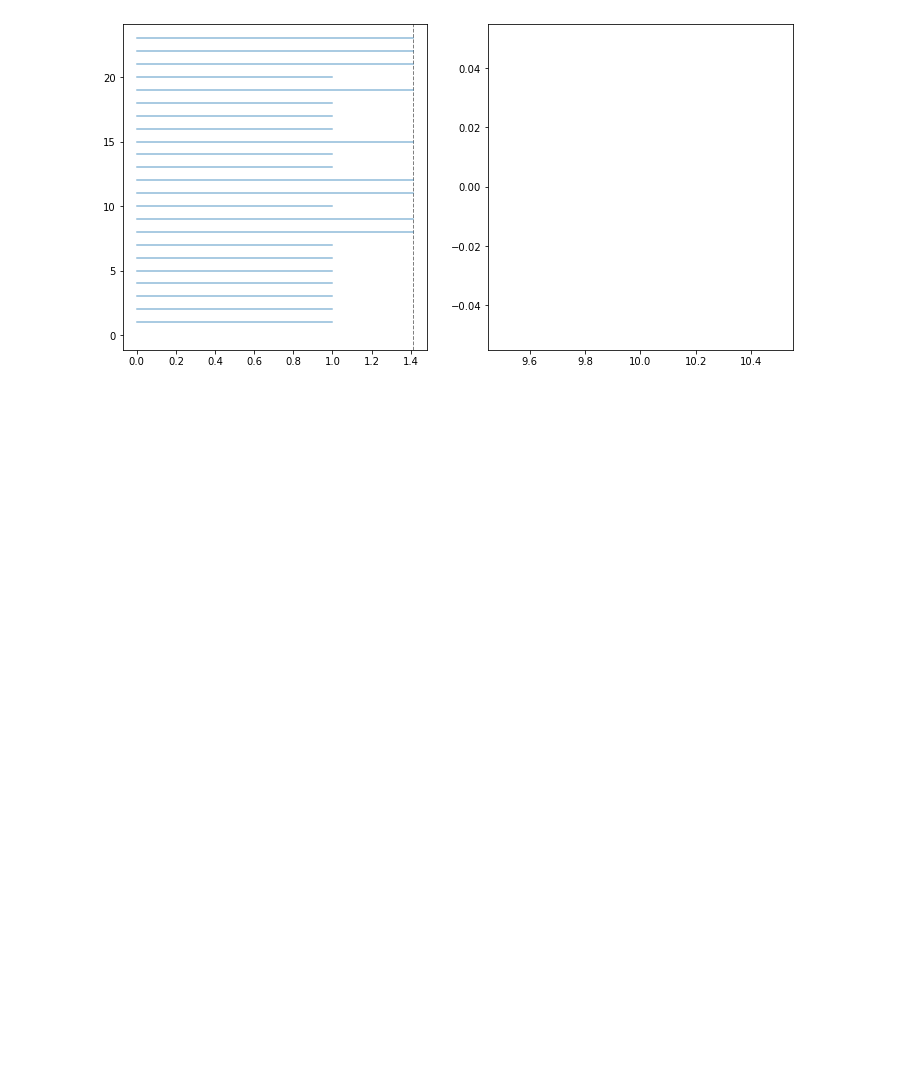
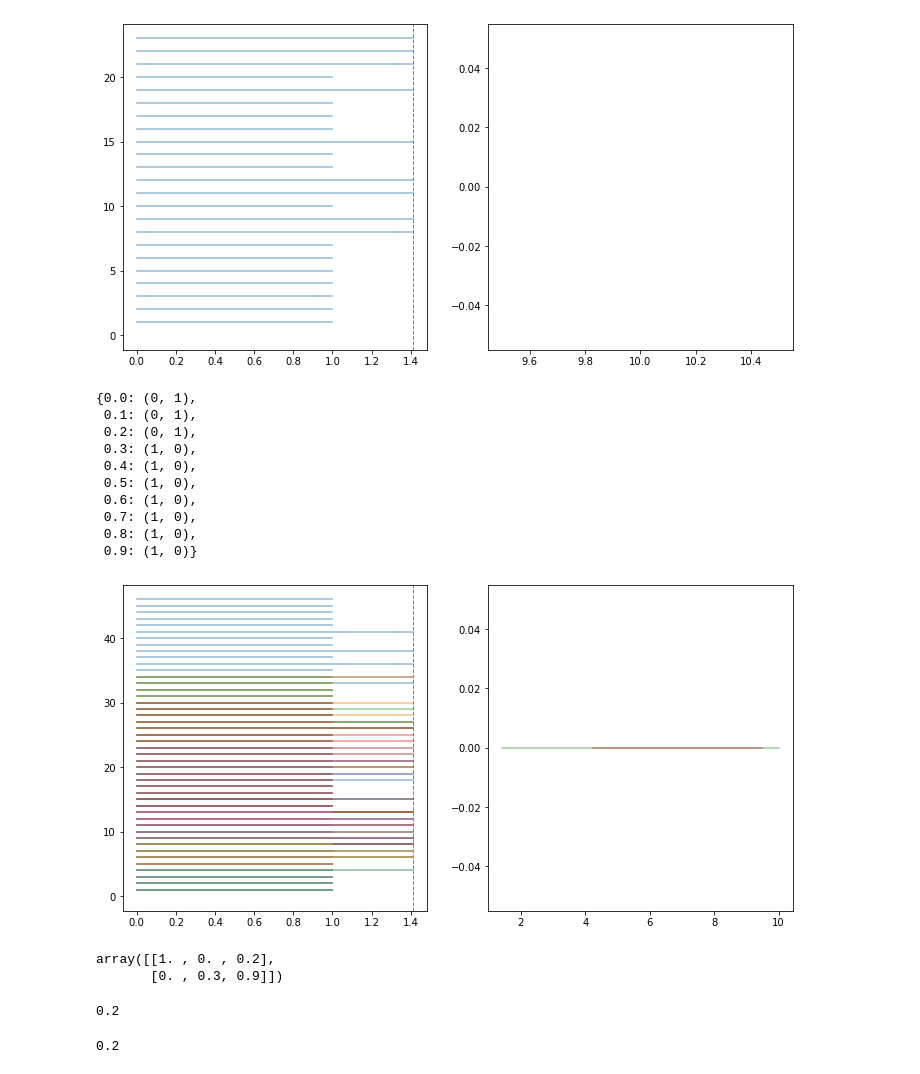
Before and after one commit to focisrc/metronization, a Jupyter notebook: demo/demo.ipynb, the cells around one changed output. Saved outputs shown, nothing was run; the diff lists cells and outputs as text; code cells hidden in the pictures; blank space fills up the shorter version.

```diff
--- a/demo/demo.ipynb
+++ b/demo/demo.ipynb
@@ -44,3 +44,33 @@ mt.toposign (img, 32, plot=True, threshold=0.4)
 {0.4: (1, 0)}
 [figure]
 [figure]
+# %%
+t = mt.toposign (img, 32, plot=True)
+t
+# %% [output]
+{0.0: (0, 1),
+ 0.1: (0, 1),
+ 0.2: (0, 1),
+ 0.3: (1, 0),
+ 0.4: (1, 0),
+ 0.5: (1, 0),
+ 0.6: (1, 0),
+ 0.7: (1, 0),
+ 0.8: (1, 0),
+ 0.9: (1, 0)}
+[figure, added]
+# %%
+d = mt.depth(t)
+d
+# %% [output]
+array([[1. , 0. , 0.2],
+       [0. , 0.3, 0.9]])
+# %%
+r = mt.robustness(d)
+r
+# %% [output]
+0.2
+# %%
+mt.robustness(mt.depth(mt.toposign(img, 32)))
+# %% [output]
+0.2
```
Also changed, not shown: parts of 1 cell of this notebook.
